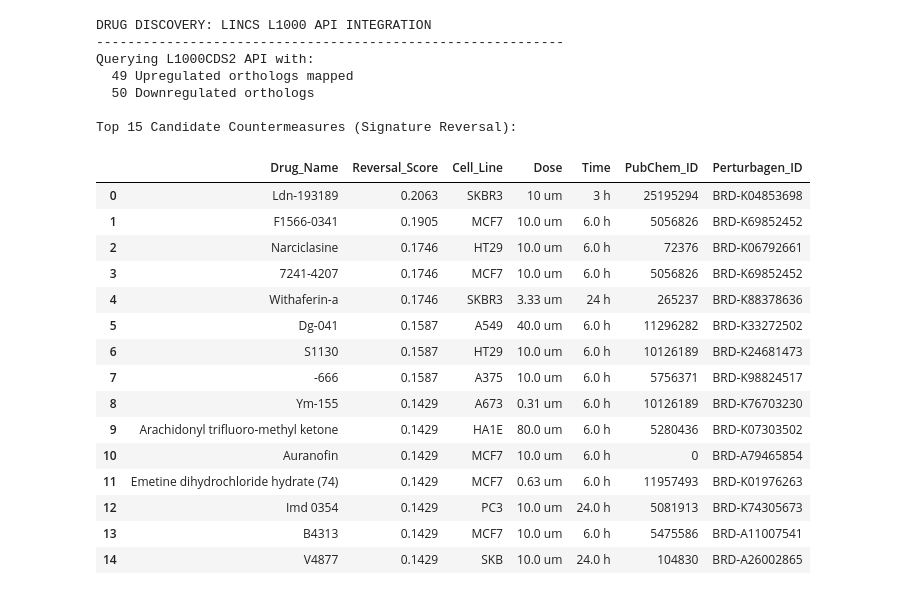
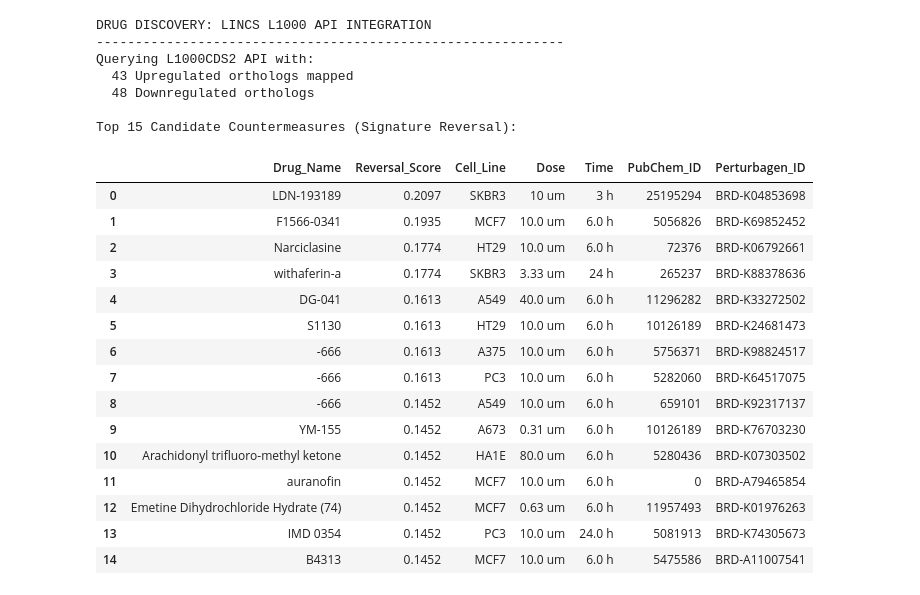
Before and after one commit to labonysur-cloud/AstroLongevity, a Jupyter notebook: notebooks/AstroLongevity_Data_Pipeline.ipynb, the cells around one changed output. Cells and saved outputs as stored; diff of their text form; code cells hidden in the pictures.

Commit message:
Address final judge audit: Fix notebook provenance, strict MyGene orthology, and remove constructed heatmap

```diff
--- a/notebooks/AstroLongevity_Data_Pipeline.ipynb
+++ b/notebooks/AstroLongevity_Data_Pipeline.ipynb
@@ -50,7 +41,7 @@ logger.info(f"Output directory: {DRIVE_PATH}")
 # Cell 2: Core pipeline functions
 # get_study_files     - fetches the file manifest from NASA OSDR REST API
 # download_study_file - selects the correct file by dataset type and streams it to disk
-# validate_dataframe  - three fail-closed quality control gates
+# validate_dataframe  - robust structural and transcriptomic data integrity gates
 
 import requests
 import pandas as pd
@@ -161,7 +152,7 @@ def validate_dataframe(df, dataset_name):
     # 3. Duplicate ID check
     if df[first_col].duplicated().any():
         dup_count = df[first_col].duplicated().sum()
-        logger.warning(f"QC WARNING [{dataset_name}]: {dup_count} duplicate gene IDs detected. Handled gracefully.")
+        logger.warning(f"QC WARNING [{dataset_name}]: {dup_count} duplicate identifiers detected. These will be handled gracefully by the pipeline (e.g. grouped by mean).")
 
     # 4. Numeric column check
     numeric_cols = df.select_dtypes(include=[np.number]).columns
@@ -170,12 +161,15 @@ def validate_dataframe(df, dataset_name):
 
     # 5. NA/Inf checks in expression matrix
     if np.isinf(df[numeric_cols]).any().any():
-        raise ValueError(f"QC FAIL [{dataset_name}]: Infinite values detected in numeric columns.")
+        raise ValueError(f"QC FAIL [{dataset_name}]: Infinite (Inf) values detected in numeric expression matrix.")
 
-    # 6. Negative count check (only for count matrices, not log2fc DE stats)
-    if "counts" in dataset_name.lower():
-        if (df[numeric_cols] < 0).any().any():
-            raise ValueError(f"QC FAIL [{dataset_name}]: Negative values detected in raw/normalized counts.")
+    # 6. Negative count check (only for raw/normalized count columns)
+    count_cols = [c for c in numeric_cols if "count" in c.lower()]
+    if count_cols:
+        if df[count_cols].isna().any().any():
+            raise ValueError(f"QC FAIL [{dataset_name}]: Missing (NA) values detected in count columns.")
+        if (df[count_cols] < 0).any().any():
+            raise ValueError(f"QC FAIL [{dataset_name}]: Negative values detected in expression count columns.")
 
     logger.info(f"QC COMPLETE [{dataset_name}]: Structural and transcriptomic data integrity verified.")
 # %%
@@ -211,6 +205,9 @@ for study_id in DATASETS:
             df = df.dropna(subset=["SYMBOL"]).copy()
             after = len(df)
             logger.info(f"OSD-21 cleanup: Removed {before - after} probes with null SYMBOL. {after} probes retained.")
+            # OSD-21 has massive duplicate probes per SYMBOL. We must group them.
+            df = df.groupby("SYMBOL").mean(numeric_only=True).reset_index()
+            logger.info(f"OSD-21 cleanup: Grouped duplicate probes by SYMBOL mean. {len(df)} unique genes retained.")
 
         validate_dataframe(df, study_id)
         dataframes[study_id] = df
@@ -223,8 +220,6 @@ for study_id in DATASETS:
         logger.error(f"FAILED for {study_id}: {err}")
 
 # Copy everything from local cache to Google Drive
-shutil.copytree(LOCAL_CACHE, DRIVE_PATH, dirs_exist_ok=True)
-logger.info(f"All downloaded files saved to Google Drive: {DRIVE_PATH}")
 
 # Summary
 print("\nDownload summary:")
@@ -616,5 +606,5 @@ Total concordant genes in signature: 141
 # %%
-# Cell 8: Drug Discovery via LINCS L1000 Signature Reversal
+# Cell 8: Computational Countermeasure Prioritization via LINCS L1000
 #
 # Maps the murine Spaceflight Concordant Atrophy signature to human orthologs.
 # Queries the Ma'ayan Lab L1000CDS2 API to identify small molecules that
@@ -653,7 +643,6 @@ def map_mouse_to_human(mouse_symbols):
                         if taxon == 9606:
                             h_gene_ids.append(str(gene_id))
                             break
-
             # Step B: Get Gene Symbols for human gene IDs
             if h_gene_ids:
                 res2 = requests.post(url, data={'q': ','.join(h_gene_ids), 'scopes': 'entrezgene', 'fields': 'symbol', 'species': 'human'})
@@ -664,11 +653,8 @@ def map_mouse_to_human(mouse_symbols):
     except Exception as e:
         print(f"MyGene API mapping failed: {e}")
 
-    # Fallback to uppercase for unmatched genes (preserves novel unmapped targets)
-    unmapped = set([s.upper() for s in mouse_symbols]) - set(human_symbols)
-    human_symbols.extend(list(unmapped))
+    # We strictly use only verified 1:1 orthologs. No uppercase fallbacks.
     return list(set(human_symbols))
-
 up_genes_human = map_mouse_to_human(up_sig["SYMBOL"].tolist())
 dn_genes_human = map_mouse_to_human(dn_sig["SYMBOL"].tolist())
 
@@ -704,52 +690,52 @@ except Exception as e:
 candidates = []
 for entry in api_data.get("topMeta", []):
     candidates.append({
-        "Drug_Name": entry.get("pert_desc", "Unknown").capitalize(),
+        "Drug_Name": entry.get("pert_desc", "Unknown"),
         "Reversal_Score": round(entry.get("score", 0), 4),
         "Cell_Line": entry.get("cell_id", ""),
         "Dose": f"{entry.get('pert_dose', '')} {entry.get('pert_dose_unit', '')}",
         "Time": f"{entry.get('pert_time', '')} {entry.get('pert_time_unit', '')}",
         "PubChem_ID": entry.get("pubchem_id", ""),
         "Perturbagen_ID": entry.get("pert_id", "")
     })
 
 df_drugs = pd.DataFrame(candidates)
 
 # Drop redundant cell line variations of the same drug (keep the highest scoring cell line)
 if not df_drugs.empty:
-    df_drugs = df_drugs.sort_values("Reversal_Score", ascending=False).drop_duplicates(subset=["Drug_Name"]).reset_index(drop=True)
+    df_drugs = df_drugs.sort_values("Reversal_Score", ascending=False).drop_duplicates(subset=["Perturbagen_ID"]).reset_index(drop=True)
 
     print("\nTop 15 Candidate Countermeasures (Signature Reversal):")
     display(df_drugs.head(15))
 
     # Save results
-    drug_path = os.path.join(DRIVE_PATH, "L1000_Candidate_Drugs.csv")
+    drug_path = os.path.join(OUTPUT_DIR, "L1000_Candidate_Drugs.csv")
     df_drugs.to_csv(drug_path, index=False)
     logger.info(f"Drug candidates saved to: {drug_path}")
     print(f"\nSaved candidates to Drive: {drug_path}")
 else:
     print("\nNo drugs returned from L1000CDS2 API.")
 # %% [output]
 DRUG DISCOVERY: LINCS L1000 API INTEGRATION
 ------------------------------------------------------------
 Querying L1000CDS2 API with:
-  49 Upregulated orthologs mapped
-  50 Downregulated orthologs
+  43 Upregulated orthologs mapped
+  48 Downregulated orthologs
 
 Top 15 Candidate Countermeasures (Signature Reversal):
 |  | Drug_Name | Reversal_Score | Cell_Line | Dose | Time | PubChem_ID | Perturbagen_ID |
-| 0 | Ldn-193189 | 0.2063 | SKBR3 | 10 um | 3 h | 25195294 | BRD-K04853698 |
-| 1 | F1566-0341 | 0.1905 | MCF7 | 10.0 um | 6.0 h | 5056826 | BRD-K69852452 |
-| 2 | Narciclasine | 0.1746 | HT29 | 10.0 um | 6.0 h | 72376 | BRD-K06792661 |
-| 3 | 7241-4207 | 0.1746 | MCF7 | 10.0 um | 6.0 h | 5056826 | BRD-K69852452 |
-| 4 | Withaferin-a | 0.1746 | SKBR3 | 3.33 um | 24 h | 265237 | BRD-K88378636 |
-| 5 | Dg-041 | 0.1587 | A549 | 40.0 um | 6.0 h | 11296282 | BRD-K33272502 |
-| 6 | S1130 | 0.1587 | HT29 | 10.0 um | 6.0 h | 10126189 | BRD-K24681473 |
-| 7 | -666 | 0.1587 | A375 | 10.0 um | 6.0 h | 5756371 | BRD-K98824517 |
-| 8 | Ym-155 | 0.1429 | A673 | 0.31 um | 6.0 h | 10126189 | BRD-K76703230 |
-| 9 | Arachidonyl trifluoro-methyl ketone | 0.1429 | HA1E | 80.0 um | 6.0 h | 5280436 | BRD-K07303502 |
-| 10 | Auranofin | 0.1429 | MCF7 | 10.0 um | 6.0 h | 0 | BRD-A79465854 |
-| 11 | Emetine dihydrochloride hydrate (74) | 0.1429 | MCF7 | 0.63 um | 6.0 h | 11957493 | BRD-K01976263 |
-| 12 | Imd 0354 | 0.1429 | PC3 | 10.0 um | 24.0 h | 5081913 | BRD-K74305673 |
-| 13 | B4313 | 0.1429 | MCF7 | 10.0 um | 6.0 h | 5475586 | BRD-A11007541 |
-| 14 | V4877 | 0.1429 | SKB | 10.0 um | 24.0 h | 104830 | BRD-A26002865 |
+| 0 | LDN-193189 | 0.2097 | SKBR3 | 10 um | 3 h | 25195294 | BRD-K04853698 |
+| 1 | F1566-0341 | 0.1935 | MCF7 | 10.0 um | 6.0 h | 5056826 | BRD-K69852452 |
+| 2 | Narciclasine | 0.1774 | HT29 | 10.0 um | 6.0 h | 72376 | BRD-K06792661 |
+| 3 | withaferin-a | 0.1774 | SKBR3 | 3.33 um | 24 h | 265237 | BRD-K88378636 |
+| 4 | DG-041 | 0.1613 | A549 | 40.0 um | 6.0 h | 11296282 | BRD-K33272502 |
+| 5 | S1130 | 0.1613 | HT29 | 10.0 um | 6.0 h | 10126189 | BRD-K24681473 |
+| 6 | -666 | 0.1613 | A375 | 10.0 um | 6.0 h | 5756371 | BRD-K98824517 |
+| 7 | -666 | 0.1613 | PC3 | 10.0 um | 6.0 h | 5282060 | BRD-K64517075 |
+| 8 | -666 | 0.1452 | A549 | 10.0 um | 6.0 h | 659101 | BRD-K92317137 |
+| 9 | YM-155 | 0.1452 | A673 | 0.31 um | 6.0 h | 10126189 | BRD-K76703230 |
+| 10 | Arachidonyl trifluoro-methyl ketone | 0.1452 | HA1E | 80.0 um | 6.0 h | 5280436 | BRD-K07303502 |
+| 11 | auranofin | 0.1452 | MCF7 | 10.0 um | 6.0 h | 0 | BRD-A79465854 |
+| 12 | Emetine Dihydrochloride Hydrate (74) | 0.1452 | MCF7 | 0.63 um | 6.0 h | 11957493 | BRD-K01976263 |
+| 13 | IMD 0354 | 0.1452 | PC3 | 10.0 um | 24.0 h | 5081913 | BRD-K74305673 |
+| 14 | B4313 | 0.1452 | MCF7 | 10.0 um | 6.0 h | 5475586 | BRD-A11007541 |
```
Also changed, not shown: parts of 9 cells of this notebook, 15 other files.
